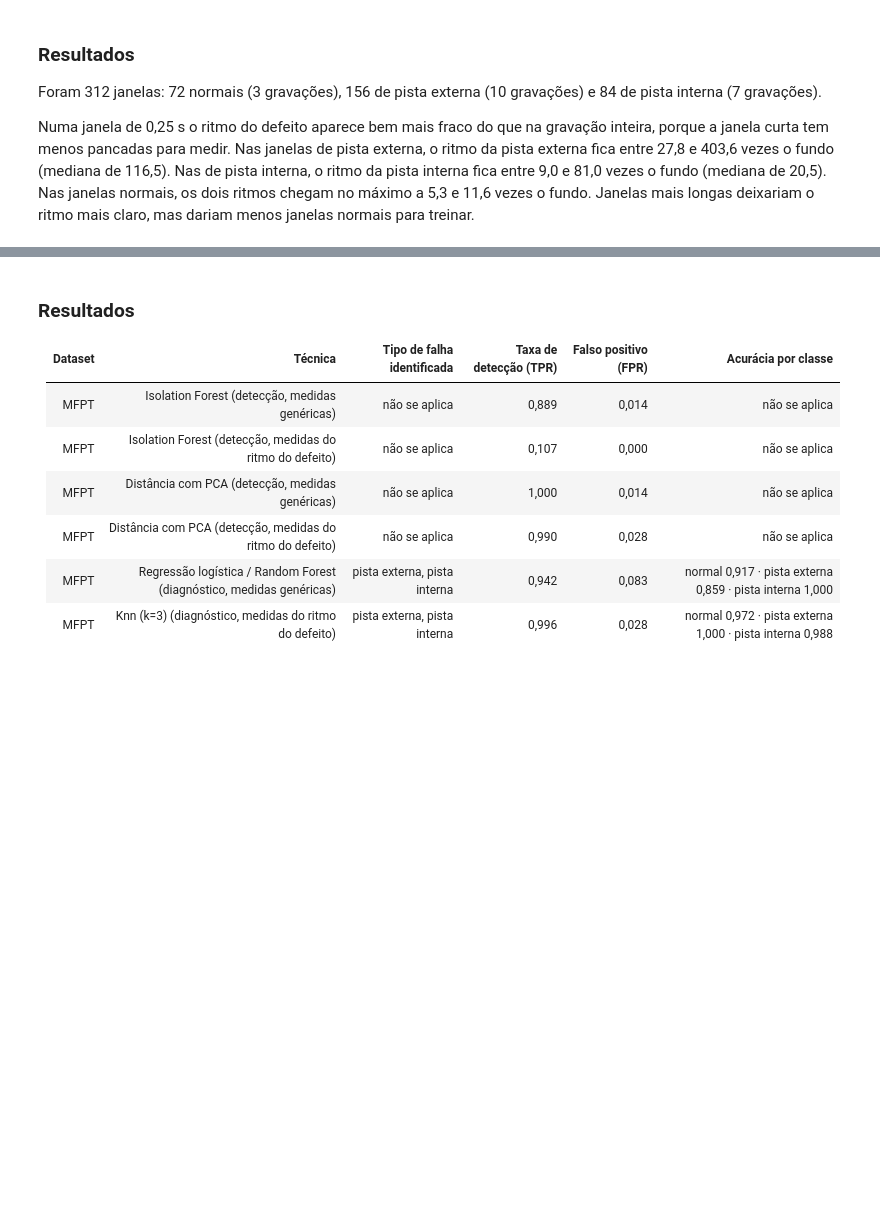
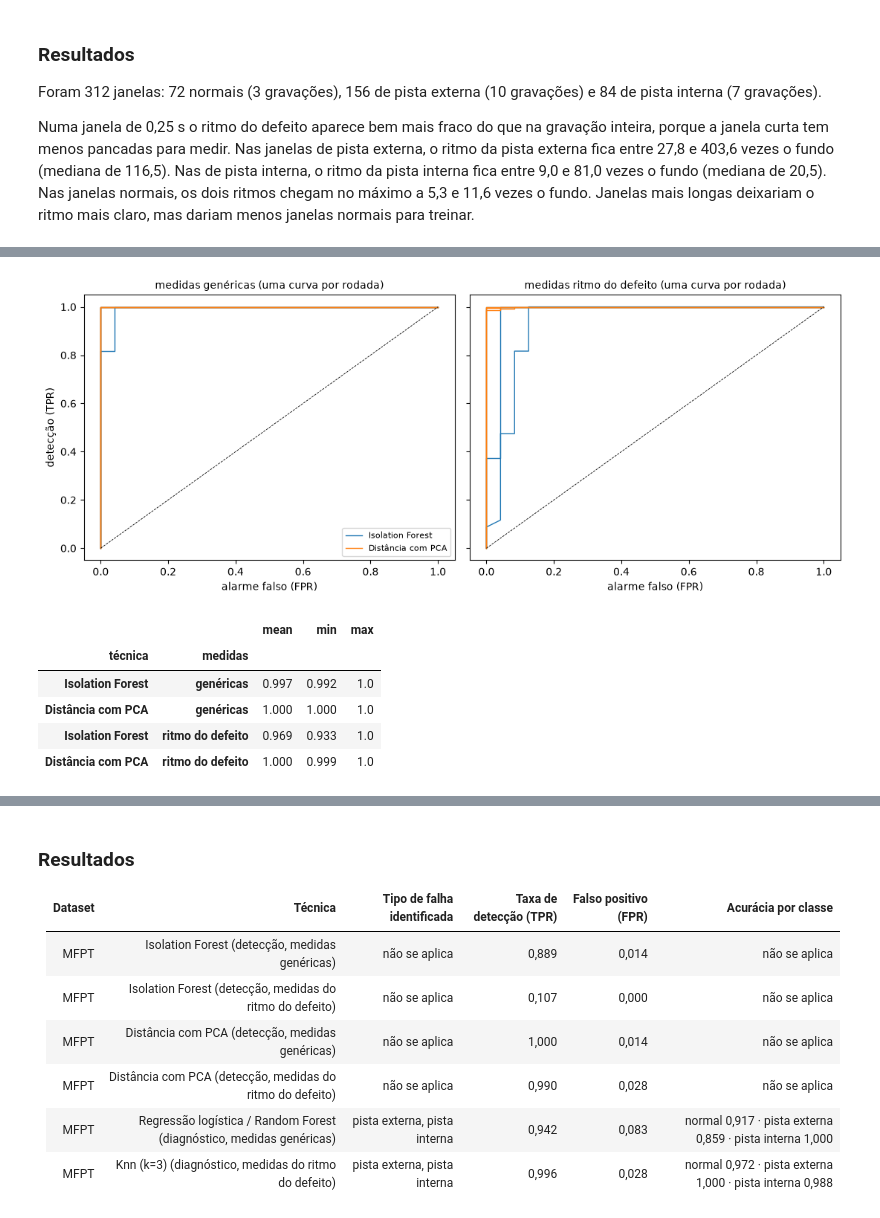
Before and after one commit to rontho14/projeto-mfpt, a Jupyter notebook: MFPT_deteccao_diagnostico.ipynb, the cells around one changed output, grey strips where cells are left out. Saved outputs shown, nothing was run; the diff lists cells and outputs as text; code cells hidden in the pictures; blank space fills up the shorter version.

Commit message:
Acrescenta curva ROC, voto por gravação, busca em grade e exploração; notebook revisado assume o nome principal

```diff
--- a/MFPT_deteccao_diagnostico.ipynb
+++ b/MFPT_deteccao_diagnostico.ipynb
@@ -323,0 +470,32 @@ Cada rodada mede o alarme falso numa única gravação normal (24 janelas). Com
+# %%
+# Curva ROC de cada combinação, rodada a rodada: mostra se a nota de estranheza põe as janelas com
+# defeito acima das normais, sem depender do limite de alerta. A área sob a curva (AUC) é 1 quando
+# toda janela com defeito tem nota maior que todas as normais avaliadas, e 0,5 quando a nota não separa.
+from sklearn.metrics import roc_curve, auc
+
+cores = {'Isolation Forest': 'tab:blue', 'Distância com PCA': 'tab:orange'}
+fig, axes = plt.subplots(1, 2, figsize=(11, 4.5), sharey=True)
+aucs = []
+for ax, (nome_medidas, parte_medidas) in zip(axes, alertas.groupby('medidas', sort=False)):
+    for (tecnica, fora), parte in parte_medidas.groupby(['tecnica', 'normal_fora'], sort=False):
+        fpr, tpr, _ = roc_curve(parte.classe != 'normal', parte.nota)
+        aucs.append({'técnica': tecnica, 'medidas': nome_medidas, 'normal deixada de fora': fora, 'AUC': auc(fpr, tpr)})
+        ax.plot(fpr, tpr, color=cores[tecnica], lw=1, label=tecnica if fora == normais[0] else None)
+    ax.plot([0, 1], [0, 1], 'k--', lw=0.6)
+    ax.set_title(f'medidas {nome_medidas} (uma curva por rodada)', fontsize=10)
+    ax.set_xlabel('alarme falso (FPR)')
+axes[0].set_ylabel('detecção (TPR)')
+axes[0].legend(fontsize=8)
+plt.tight_layout()
+plt.show()
+
+aucs = pd.DataFrame(aucs)
+aucs.groupby(['técnica', 'medidas'], sort=False).AUC.agg(['mean', 'min', 'max']).round(3)
+# %% [output]
+[figure, added]
+|  |  | mean | min | max |
+| técnica | medidas |  |  |  |
+| Isolation Forest | genéricas | 0.997 | 0.992 | 1.0 |
+| Distância com PCA | genéricas | 1.000 | 1.000 | 1.0 |
+| Isolation Forest | ritmo do defeito | 0.969 | 0.933 | 1.0 |
+| Distância com PCA | ritmo do defeito | 1.000 | 0.999 | 1.0 |
```
Also changed, not shown: parts of 43 cells of this notebook, 2 other files.
